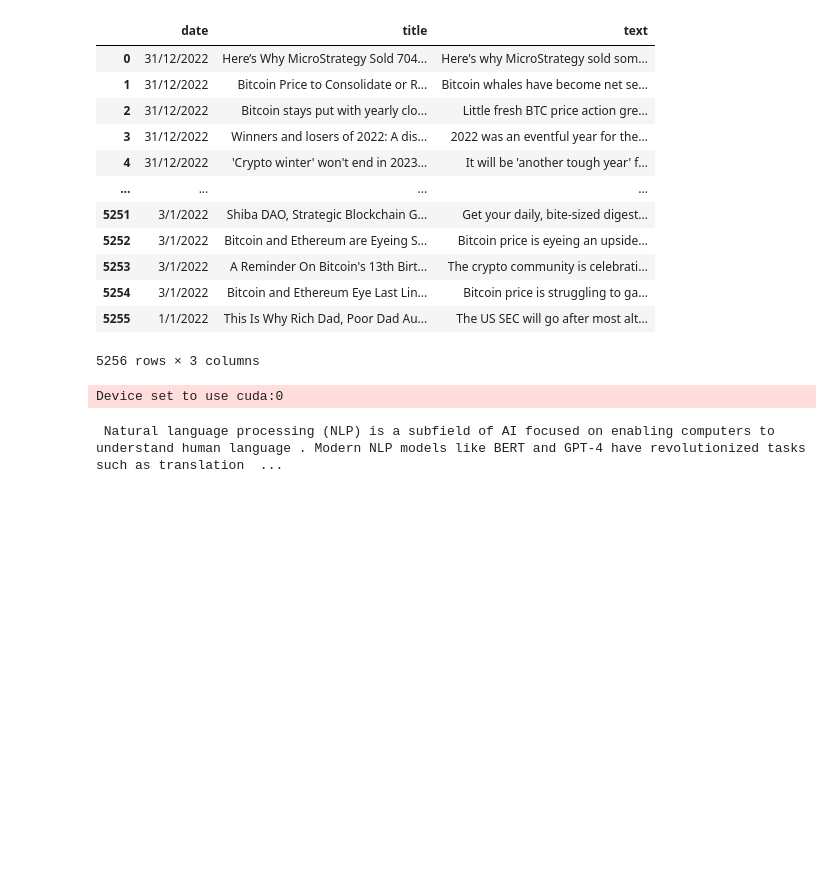
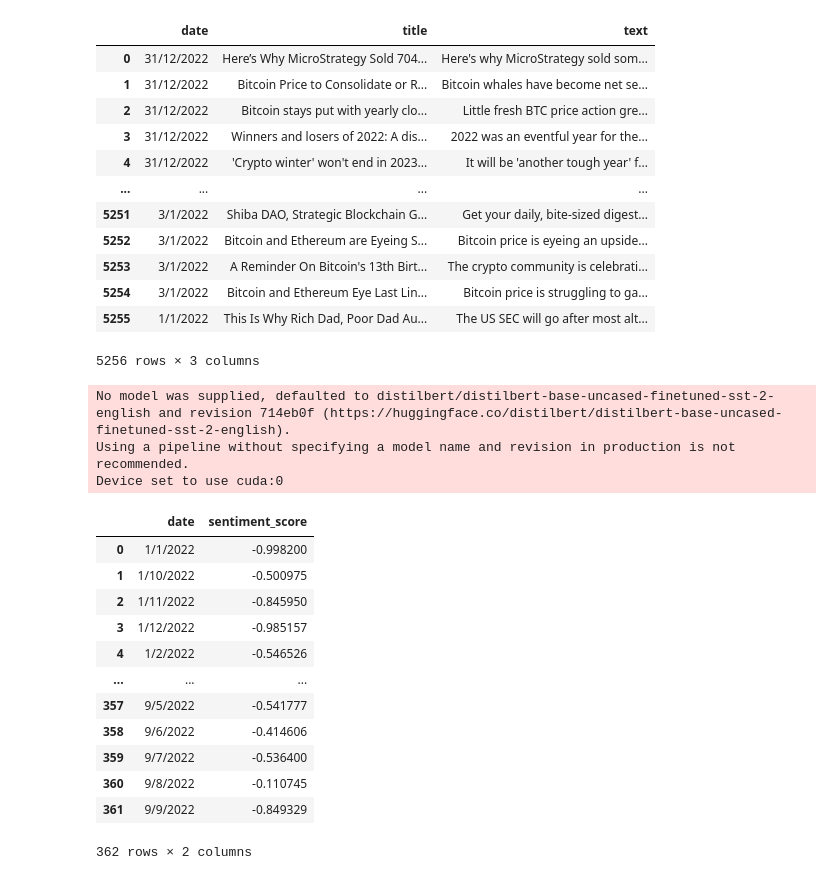
Before and after one commit to adamarbain/ichiboss-, a Jupyter notebook: backtesting_framework/nlp_strat.ipynb, the cells around one changed output. Cells and saved outputs as stored; diff of their text form; code cells hidden in the pictures; blank space fills up the shorter version.

```diff
--- a/backtesting_framework/nlp_strat.ipynb
+++ b/backtesting_framework/nlp_strat.ipynb
@@ -26,27 +24,39 @@ text_data
 5256 rows × 3 columns
 # %%
 from transformers import pipeline
+import pandas as pd
 
-# Load the summarization pipeline
-summarizer = pipeline("summarization", model="sshleifer/distilbart-cnn-12-6")
+# Load pipeline once
+sentiment_pipeline = pipeline("sentiment-analysis")
 
-# Example text chunk
-text = """
-Natural language processing (NLP) is a subfield of AI focused on enabling computers to understand human language.
-Modern NLP models like BERT and GPT-4 have revolutionized tasks such as translation and summarization.
-However, smaller models like DistilBART are optimized for speed and resource efficiency while retaining good performance.
-"""
-
-# Generate summary
-summary = summarizer(
-    text,
-    max_length=50,  # Adjust based on desired summary length
-    min_length=25,
-    do_sample=False,  # Disable randomness for deterministic output
-    truncation=True
-)
-
-print(summary[0]['summary_text'])
+# Modified function to return signed score
+def sentiment_score(text):
+    result = sentiment_pipeline(text)[0]
+    score = result['score']
+    if result['label'] == 'NEGATIVE':
+        return -round(score, 4)
+    else:
+        return round(score, 4)
 # %% [output]
+No model was supplied, defaulted to distilbert/distilbert-base-uncased-finetuned-sst-2-english and revision 714eb0f (https://huggingface.co/distilbert/distilbert-base-uncased-finetuned-sst-2-english).
+Using a pipeline without specifying a model name and revision in production is not recommended.
 Device set to use cuda:0
- Natural language processing (NLP) is a subfield of AI focused on enabling computers to understand human language . Modern NLP models like BERT and GPT-4 have revolutionized tasks such as translation  ...
+# %%
+text_data['sentiment_score'] = text_data['title'].apply(sentiment_score)
+daily_sentiment = text_data.groupby('date')['sentiment_score'].mean().reset_index()
+# %%
+daily_sentiment
+# %% [output]
+|  | date | sentiment_score |
+| 0 | 1/1/2022 | -0.998200 |
+| 1 | 1/10/2022 | -0.500975 |
+| 2 | 1/11/2022 | -0.845950 |
+| 3 | 1/12/2022 | -0.985157 |
+| 4 | 1/2/2022 | -0.546526 |
+| ... | ... | ... |
+| 357 | 9/5/2022 | -0.541777 |
+| 358 | 9/6/2022 | -0.414606 |
+| 359 | 9/7/2022 | -0.536400 |
+| 360 | 9/8/2022 | -0.110745 |
+| 361 | 9/9/2022 | -0.849329 |
+362 rows × 2 columns
```
Also changed, not shown: parts of 3 cells of this notebook, 1 other file.
